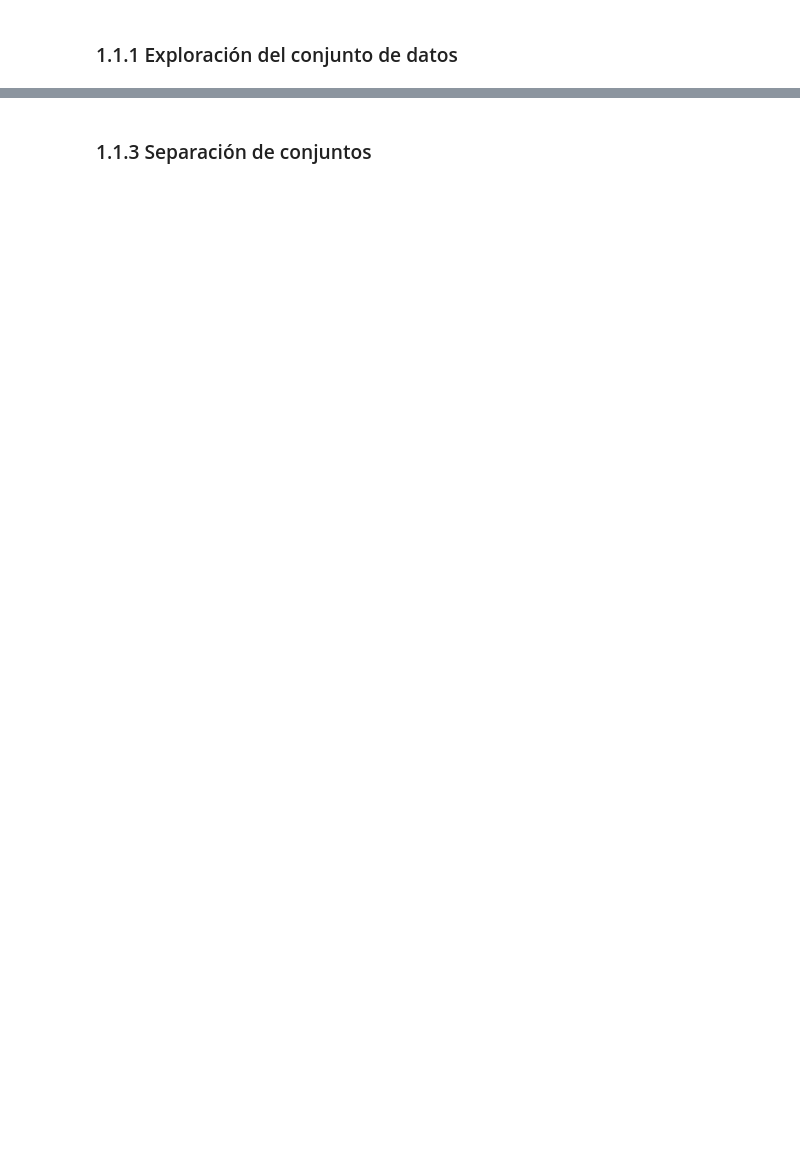
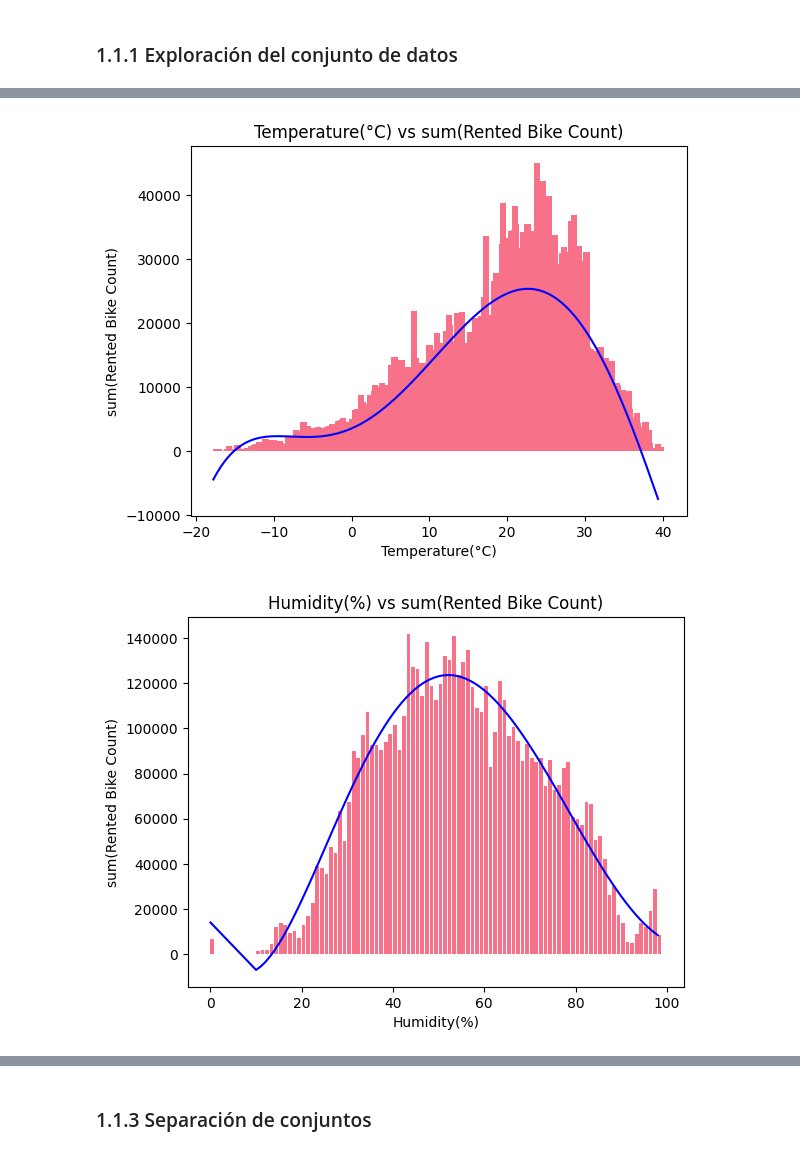
Before and after one commit to Feldoy/siguienteGrupoPorFavor-repo, a Jupyter notebook: Enunciado_tarea_1.ipynb, the cells around one changed output, grey strips where cells are left out. Saved outputs shown, nothing was run; the diff lists cells and outputs as text; code cells hidden in the pictures; blank space fills up the shorter version.

```diff
--- a/Enunciado_tarea_1.ipynb
+++ b/Enunciado_tarea_1.ipynb
@@ -193,0 +219,23 @@ sns.heatmap(data_corr, cmap='coolwarm', linewidths=0.1, annot=True, linecolor='w
+# %%
+# Código generador de gráficos para la pregunta d)
+columns = ['Temperature(°C)', 'Humidity(%)', 'Wind speed (m/s)', 'Visibility (10m)', 'Dew point temperature(°C)', 'Solar Radiation (MJ/m2)', 'Rainfall(mm)', 'Snowfall (cm)']
+
+# Crear un gráfico de dispersión para cada par de columnas
+for col in columns:
+    aux_df = data.groupby(col)['Rented Bike Count'].sum()
+    if col in ['Visibility (10m)', 'Solar Radiation (MJ/m2)', 'Rainfall(mm)', 'Snowfall (cm)']:
+        plt.bar(aux_df.index, aux_df.values, align="edge", log=True)
+    else:
+        plt.bar(aux_df.index, aux_df.values,align="edge")
+        z = np.polyfit(aux_df.index, aux_df.values, 5)
+        p = np.poly1d(z)
+        # Display the Trendline
+        plt.plot(aux_df.index, p(aux_df.index), "blue")
+
+    plt.xlabel(col)
+    plt.ylabel('sum(Rented Bike Count)')
+    plt.title(f"{col} vs sum(Rented Bike Count)")
+    plt.show()
+# %% [output]
+[figure, added]
+[figure, added]
```
Also changed, not shown: parts of 249 cells of this notebook.
